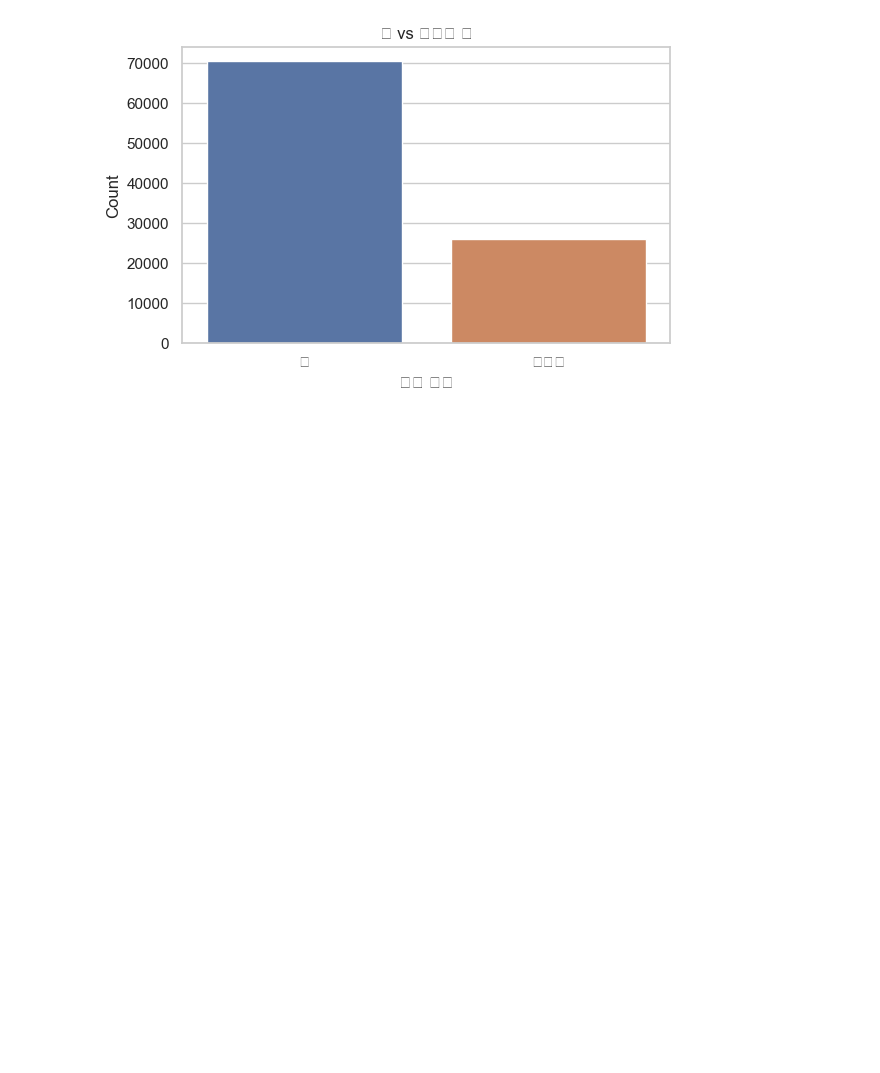
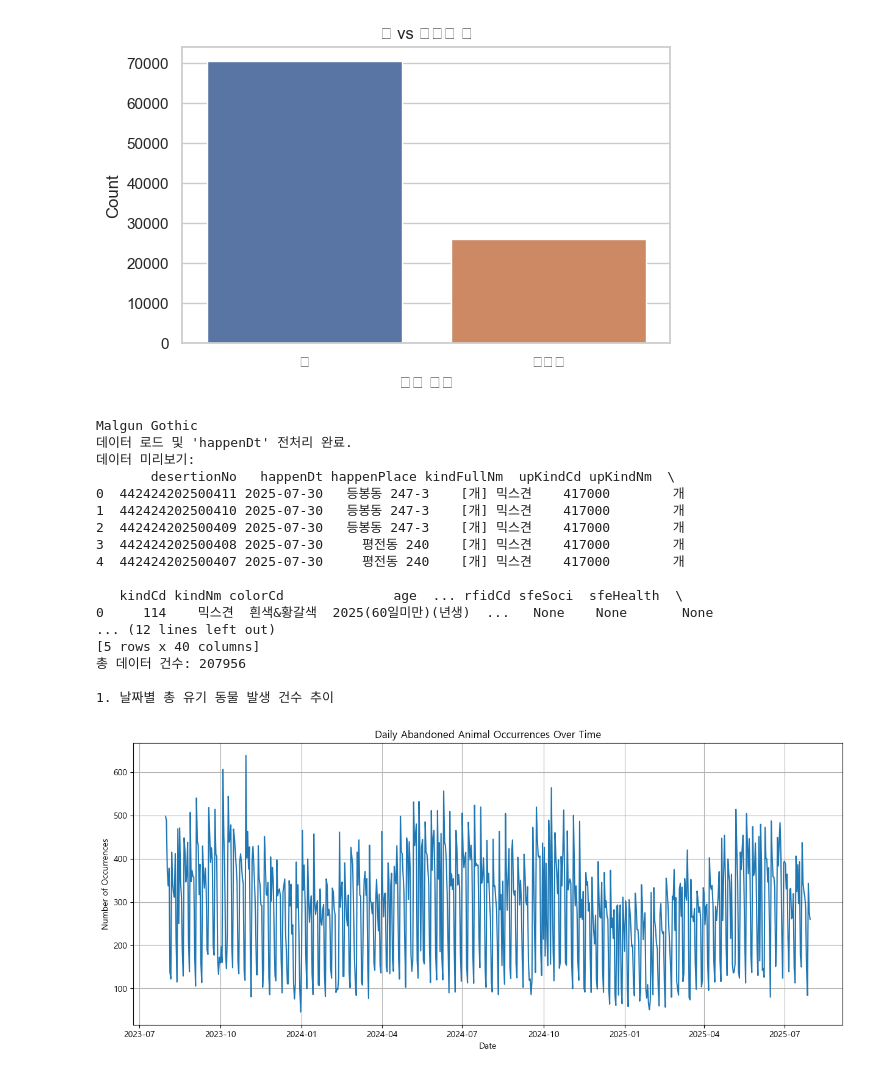
Before and after one commit to cooperear/SK_Shielders_4th_rookie_1st_Team_Project, a Jupyter notebook: Using_AbandomedAnimals_example.ipynb, the cells around one changed output. Drawn from its saved outputs; the diff is of its cells as text; code cells hidden in the pictures; blank space fills up the shorter version.

```diff
--- a/Using_AbandomedAnimals_example.ipynb
+++ b/Using_AbandomedAnimals_example.ipynb
@@ -175,3 +175,66 @@ plt.show()
 # %% [output]
 Malgun Gothic
 [figure]
+# %%
+import pandas as pd
+import numpy as np
+import matplotlib.pyplot as plt
+import seaborn as sns
+from datetime import datetime
+
+
+import matplotlib.font_manager as fm
+import matplotlib
+import matplotlib.pyplot as plt
+font_path = 'C:\\windows\\Fonts\\malgun.ttf'
+font_prop = fm.FontProperties(fname=font_path).get_name()
+print(font_prop)
+matplotlib.rc('font', family=font_prop)
+# 날짜 변환
+
+# 데이터 로드
+try:
+    df = pd.read_json('data20230731_20250730.json')
+except FileNotFoundError:
+    print("Error: data.json 파일을 찾을 수 없습니다. 파일 경로를 확인해주세요.")
+    exit()
+
+# 'happenDt'를 날짜 형식으로 변환
+df['happenDt'] = pd.to_datetime(df['happenDt'], format='%Y%m%d')
+
+print("데이터 로드 및 'happenDt' 전처리 완료.")
+print("데이터 미리보기:")
+print(df.head())
+print(f"총 데이터 건수: {len(df)}")
+
+# 1. 날짜별 총 유기 동물 발생 건수 추이
+# 가장 기본적인 시계열 분석입니다.
+print("\n1. 날짜별 총 유기 동물 발생 건수 추이")
+daily_counts = df.groupby('happenDt').size().reset_index(name='count')
+
+plt.figure(figsize=(15, 6))
+sns.lineplot(x='happenDt', y='count', data=daily_counts)
+plt.title('Daily Abandoned Animal Occurrences Over Time')
+plt.xlabel('Date')
+plt.ylabel('Number of Occurrences')
+plt.grid(True)
+plt.show()
+# %% [output]
+Malgun Gothic
+데이터 로드 및 'happenDt' 전처리 완료.
+데이터 미리보기:
+       desertionNo   happenDt happenPlace kindFullNm  upKindCd upKindNm  \
+0  442424202500411 2025-07-30   등봉동 247-3    [개] 믹스견    417000        개
+1  442424202500410 2025-07-30   등봉동 247-3    [개] 믹스견    417000        개
+2  442424202500409 2025-07-30   등봉동 247-3    [개] 믹스견    417000        개
+3  442424202500408 2025-07-30     평전동 240    [개] 믹스견    417000        개
+4  442424202500407 2025-07-30     평전동 240    [개] 믹스견    417000        개
+
+   kindCd kindNm colorCd              age  ... rfidCd sfeSoci  sfeHealth  \
+0     114    믹스견  흰색&황갈색  2025(60일미만)(년생)  ...   None    None       None
+... (12 lines left out)
+[5 rows x 40 columns]
+총 데이터 건수: 207956
+
+1. 날짜별 총 유기 동물 발생 건수 추이
+[figure, added]
```
Also changed, not shown: parts of 9 cells of this notebook.
